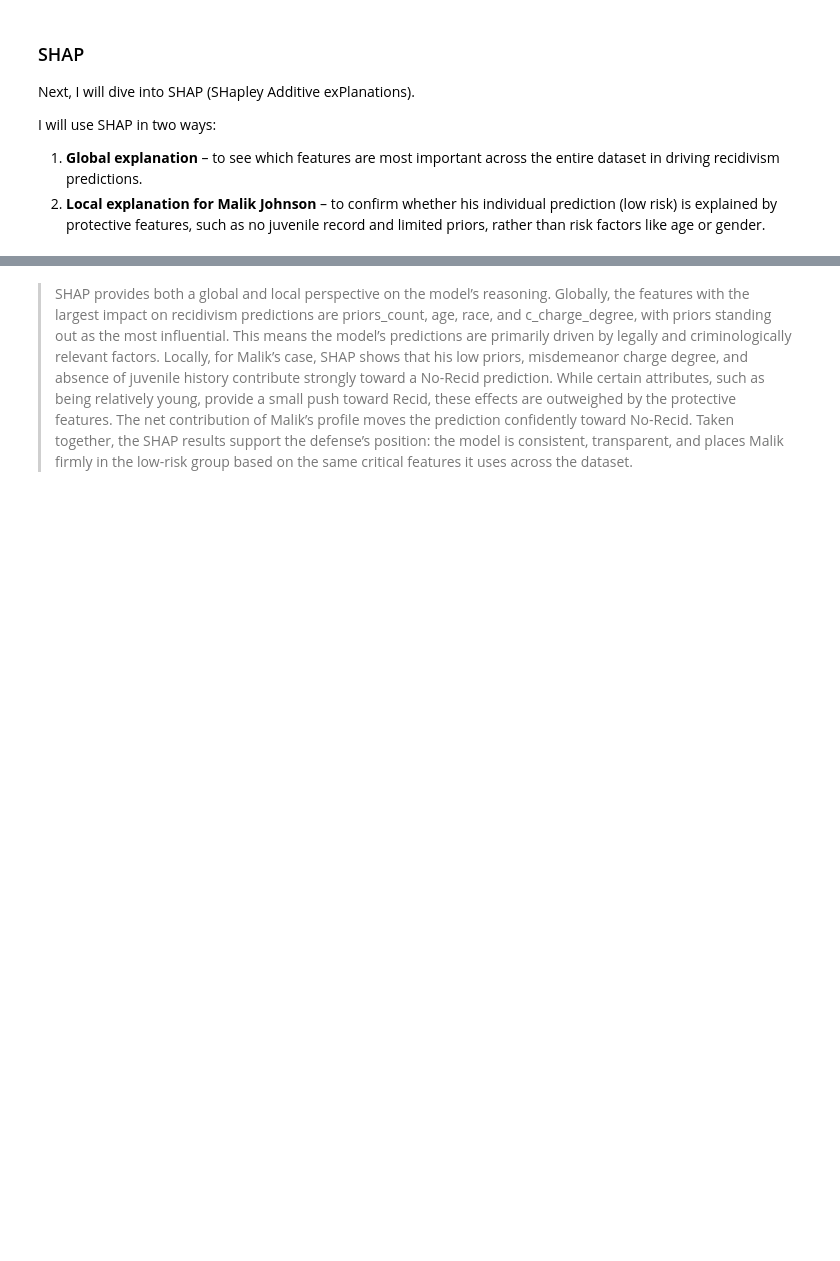
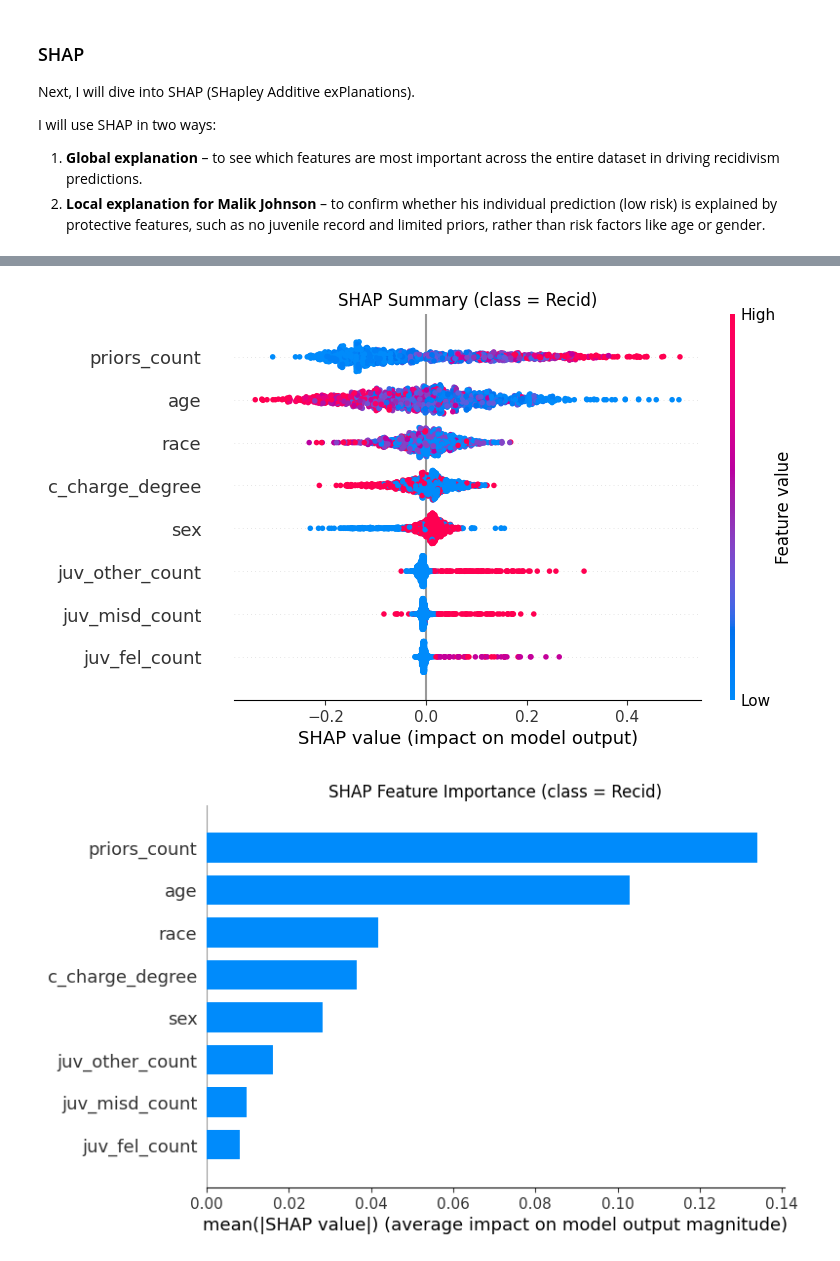
Before and after one commit to ericiortega/aipi590-xai-fall2025, a Jupyter notebook: assignments/machine_learning_court/court.ipynb, the cells around one changed output, grey strips where cells are left out. Cells and saved outputs as stored; diff of their text form; code cells hidden in the pictures; blank space fills up the shorter version.

```diff
--- a/assignments/machine_learning_court/court.ipynb
+++ b/assignments/machine_learning_court/court.ipynb
@@ -340,4 +310,33 @@ SV matrix vs X_test_df: (1443, 8) (1443, 8)
-# %% [markdown]
-> SHAP provides both a global and local perspective on the model’s reasoning. Globally, the features with the largest impact on recidivism predictions are priors_count, age, race, and c_charge_degree, with priors standing out as the most influential. This means the model’s predictions are primarily driven by legally and criminologically relevant factors.
-Locally, for Malik’s case, SHAP shows that his low priors, misdemeanor charge degree, and absence of juvenile history contribute strongly toward a No-Recid prediction. While certain attributes, such as being relatively young, provide a small push toward Recid, these effects are outweighed by the protective features. The net contribution of Malik’s profile moves the prediction confidently toward No-Recid.
-Taken together, the SHAP results support the defense’s position: the model is consistent, transparent, and places Malik firmly in the low-risk group based on the same critical features it uses across the dataset.
+# %%
+# Inputs (you already have these)
+X_test_df = pd.DataFrame(X_test, columns=features)
+malik_df  = focus_instance_compas[features].iloc[[0]]
+pos_idx   = int(np.where(model_compas.classes_ == 1)[0][0])
+
+explainer = shap.TreeExplainer(model_compas)
+
+# --- GLOBAL: beeswarm (class=1) + bar ---
+sv_matrix, base_vals = extract_sv_matrix(explainer, X_test_df, pos_idx)  # your helper
+
+plt.figure()
+shap.summary_plot(sv_matrix, X_test_df, feature_names=features, show=False)
+plt.title("SHAP Summary (class = Recid)")
+plt.show()
+
+plt.figure()
+shap.summary_plot(sv_matrix, X_test_df, feature_names=features, plot_type="bar", show=False)
+plt.title("SHAP Feature Importance (class = Recid)")
+plt.show()
+
+# --- LOCAL: Malik (class=1) waterfall ---
+malik_vals, malik_base = extract_sv_local(explainer, malik_df, pos_idx)  # your helper
+try:
+    # newer API if available
+    sv_local = explainer(malik_df, check_additivity=False)
+    shap.plots.waterfall(sv_local[0], max_display=10)
+except Exception:
+    # fallback (your current approach)
+    shap.plots._waterfall.waterfall_legacy(malik_base, malik_vals, feature_names=features)
+# %% [output]
+[figure, added]
+[figure, added]
```
Also changed, not shown: parts of 11 cells of this notebook.
